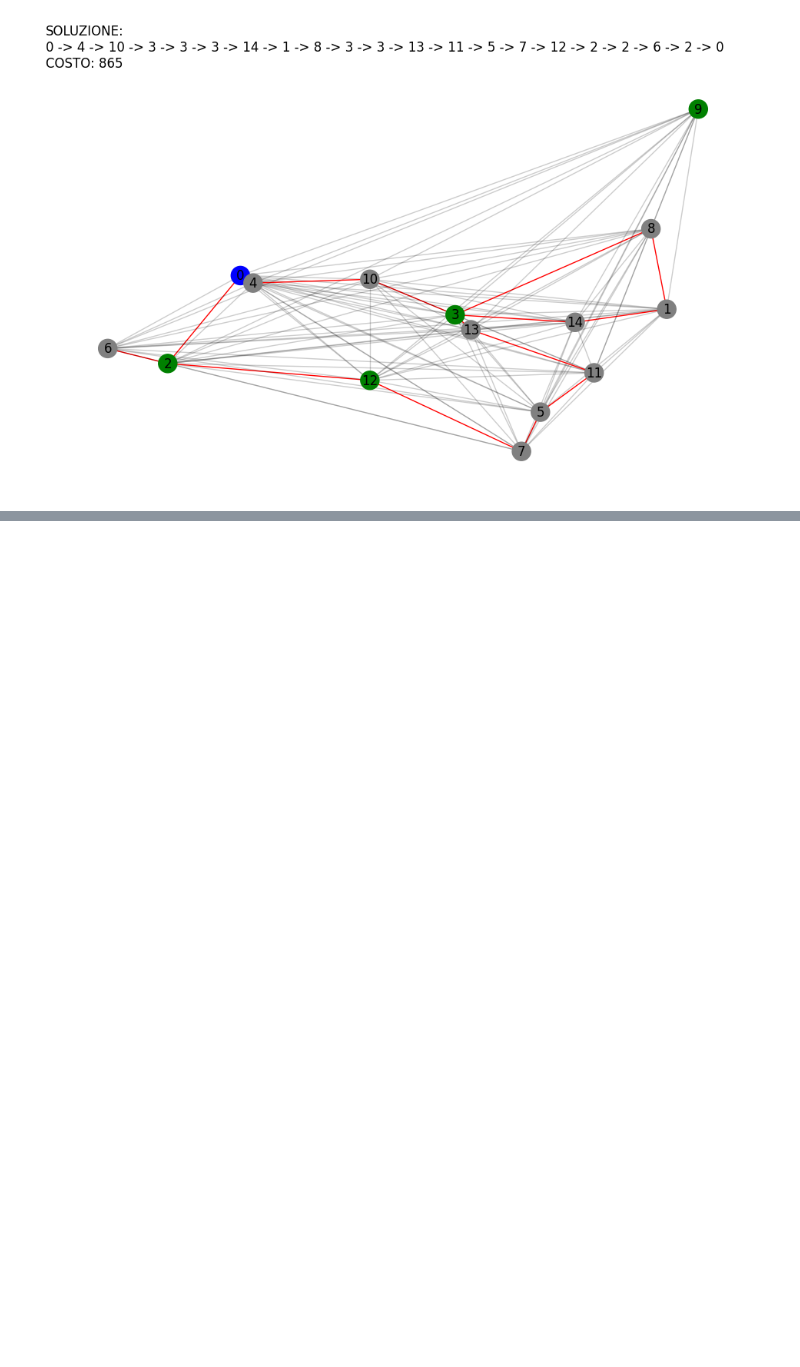
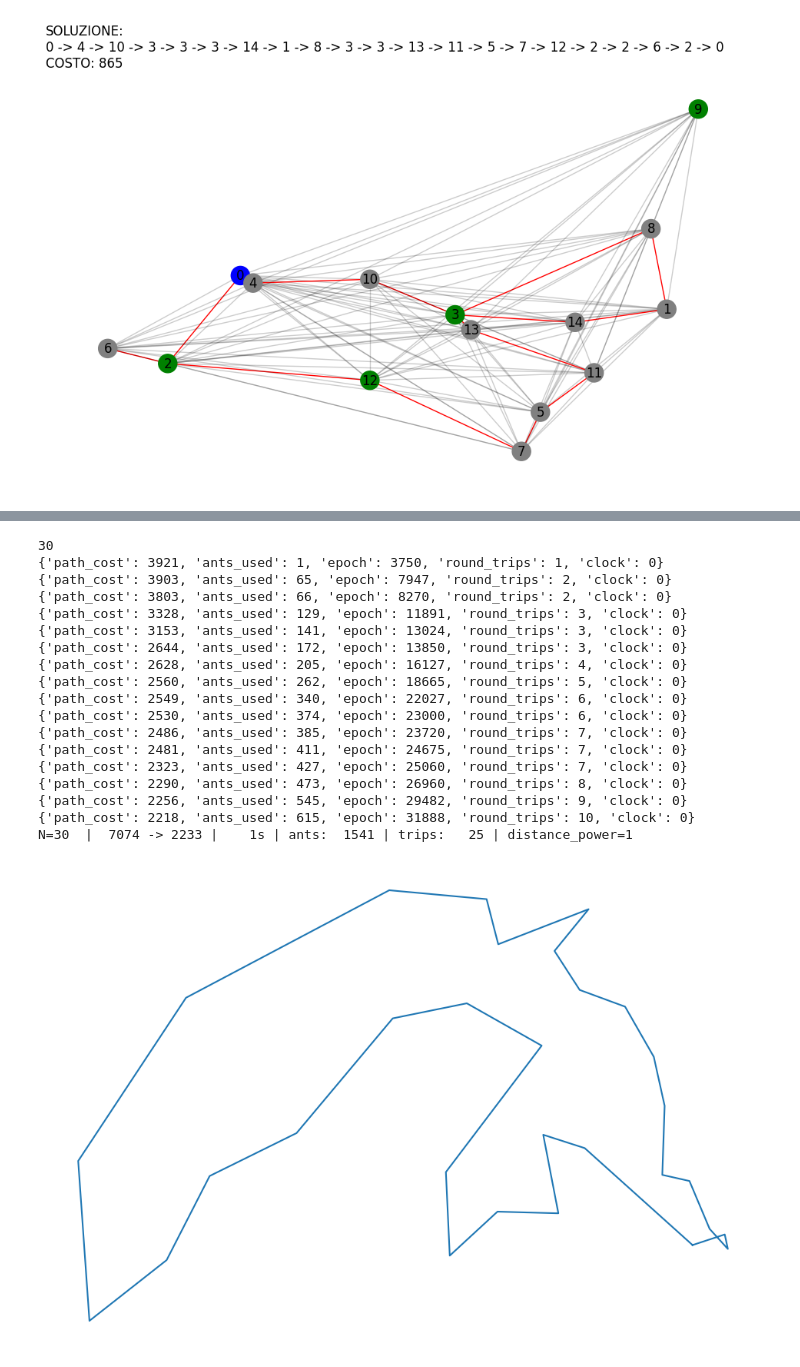
Before and after one commit to LorenzoColombi/G-TSP, a Jupyter notebook: GTSP.ipynb, the cells around one changed output, grey strips where cells are left out. Cells and saved outputs as stored; diff of their text form; code cells hidden in the pictures; blank space fills up the shorter version.

```diff
--- a/GTSP.ipynb
+++ b/GTSP.ipynb
@@ -959,0 +957,14 @@ uf.draw_solution(G, soluzione, costo)
+# %%
+#funzioni per calcolare distanze
+#https://www.kaggle.com/code/jamesmcguigan/ant-colony-optimization-algorithm
+def distance(xy1, xy2) -> float:
+    if isinstance(xy1[0], str): xy1 = xy1[1]; xy2 = xy2[1];               # if xy1 == ("Name", (x,y))
+    return math.sqrt( (xy1[0]-xy2[0])**2 + (xy1[1]-xy2[1])**2 )
+
+def path_distance(path) -> int:
+    if isinstance(path, dict):      path = list(path.values())            # if path == {"Name": (x,y)}
+    if isinstance(path[0][0], str): path = [ item[1] for item in path ]   # if path == ("Name", (x,y))
+    return int(sum(
+        [ distance(path[i],  path[i+1]) for i in range(len(path)-1) ]
+      + [ distance(path[-1], path[0]) ]                                   # include cost of return journey
+    ))
@@ -959,0 +1322,57 @@ uf.draw_solution(G, soluzione, costo)
+# %%
+cities = {
+    "Oklahoma City": (392.8, 356.4),
+    "Montgomery": (559.6, 404.8),
+    "Saint Paul": (451.6, 186.0),
+    "Trenton": (698.8, 239.6),
+    "Salt Lake City": (204.0, 243.2),
+    "Columbus": (590.8, 263.2),
+    "Austin": (389.2, 448.4),
+    "Phoenix": (179.6, 371.2),
+    "Hartford": (719.6, 205.2),
+    "Baton Rouge": (489.6, 442.0),
+    "Salem": (80.0, 139.2),
+    "Little Rock": (469.2, 367.2),
+    "Richmond": (673.2, 293.6),
+    "Jackson": (501.6, 409.6),
+    "Des Moines": (447.6, 246.0),
+    "Lansing": (563.6, 216.4),
+    "Denver": (293.6, 274.0),
+    "Boise": (159.6, 182.8),
+    "Raleigh": (662.0, 328.8),
+    "Atlanta": (585.6, 376.8),
+    "Madison": (500.8, 217.6),
+    "Indianapolis": (548.0, 272.8),
+    "Nashville": (546.4, 336.8),
+    "Columbia": (632.4, 364.8),
+    "Providence": (735.2, 201.2),
+    "Boston": (738.4, 190.8),
+    "Tallahassee": (594.8, 434.8),
+    "Sacramento": (68.4, 254.0),
+    "Albany": (702.0, 193.6),
+    "Harrisburg": (670.8, 244.0)
+}
+cities = list(sorted(cities.items()))
+print(len(cities))
+
+results = AntColonyRunner(cities, distance_power=1, verbose=True, plot=True)
+# %% [output]
+30
+{'path_cost': 3921, 'ants_used': 1, 'epoch': 3750, 'round_trips': 1, 'clock': 0}
+{'path_cost': 3903, 'ants_used': 65, 'epoch': 7947, 'round_trips': 2, 'clock': 0}
+{'path_cost': 3803, 'ants_used': 66, 'epoch': 8270, 'round_trips': 2, 'clock': 0}
+{'path_cost': 3328, 'ants_used': 129, 'epoch': 11891, 'round_trips': 3, 'clock': 0}
+{'path_cost': 3153, 'ants_used': 141, 'epoch': 13024, 'round_trips': 3, 'clock': 0}
+{'path_cost': 2644, 'ants_used': 172, 'epoch': 13850, 'round_trips': 3, 'clock': 0}
+{'path_cost': 2628, 'ants_used': 205, 'epoch': 16127, 'round_trips': 4, 'clock': 0}
+{'path_cost': 2560, 'ants_used': 262, 'epoch': 18665, 'round_trips': 5, 'clock': 0}
+{'path_cost': 2549, 'ants_used': 340, 'epoch': 22027, 'round_trips': 6, 'clock': 0}
+{'path_cost': 2530, 'ants_used': 374, 'epoch': 23000, 'round_trips': 6, 'clock': 0}
+{'path_cost': 2486, 'ants_used': 385, 'epoch': 23720, 'round_trips': 7, 'clock': 0}
+{'path_cost': 2481, 'ants_used': 411, 'epoch': 24675, 'round_trips': 7, 'clock': 0}
+{'path_cost': 2323, 'ants_used': 427, 'epoch': 25060, 'round_trips': 7, 'clock': 0}
+{'path_cost': 2290, 'ants_used': 473, 'epoch': 26960, 'round_trips': 8, 'clock': 0}
+{'path_cost': 2256, 'ants_used': 545, 'epoch': 29482, 'round_trips': 9, 'clock': 0}
+{'path_cost': 2218, 'ants_used': 615, 'epoch': 31888, 'round_trips': 10, 'clock': 0}
+N=30  |  7074 -> 2233 |    1s | ants:  1541 | trips:   25 | distance_power=1
+[figure, added]
```
Also changed, not shown: parts of 6 cells of this notebook.
